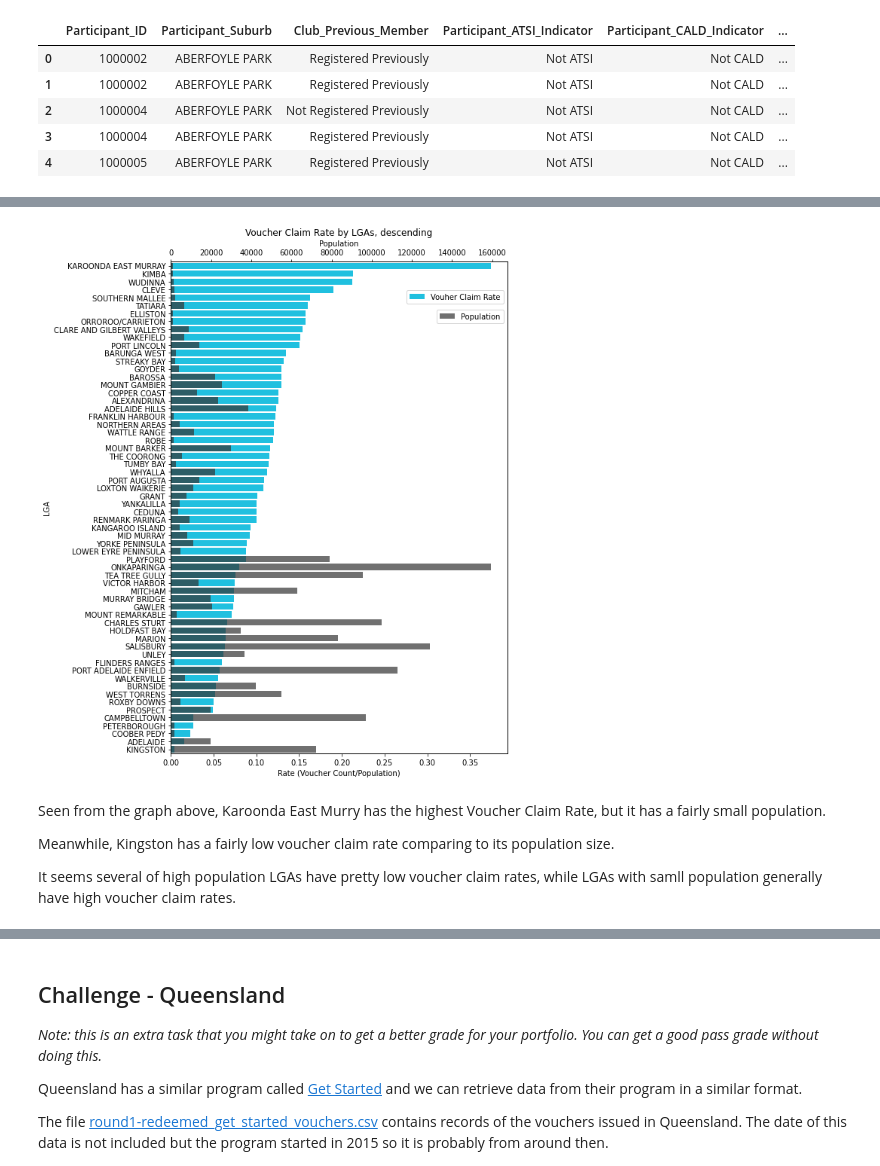
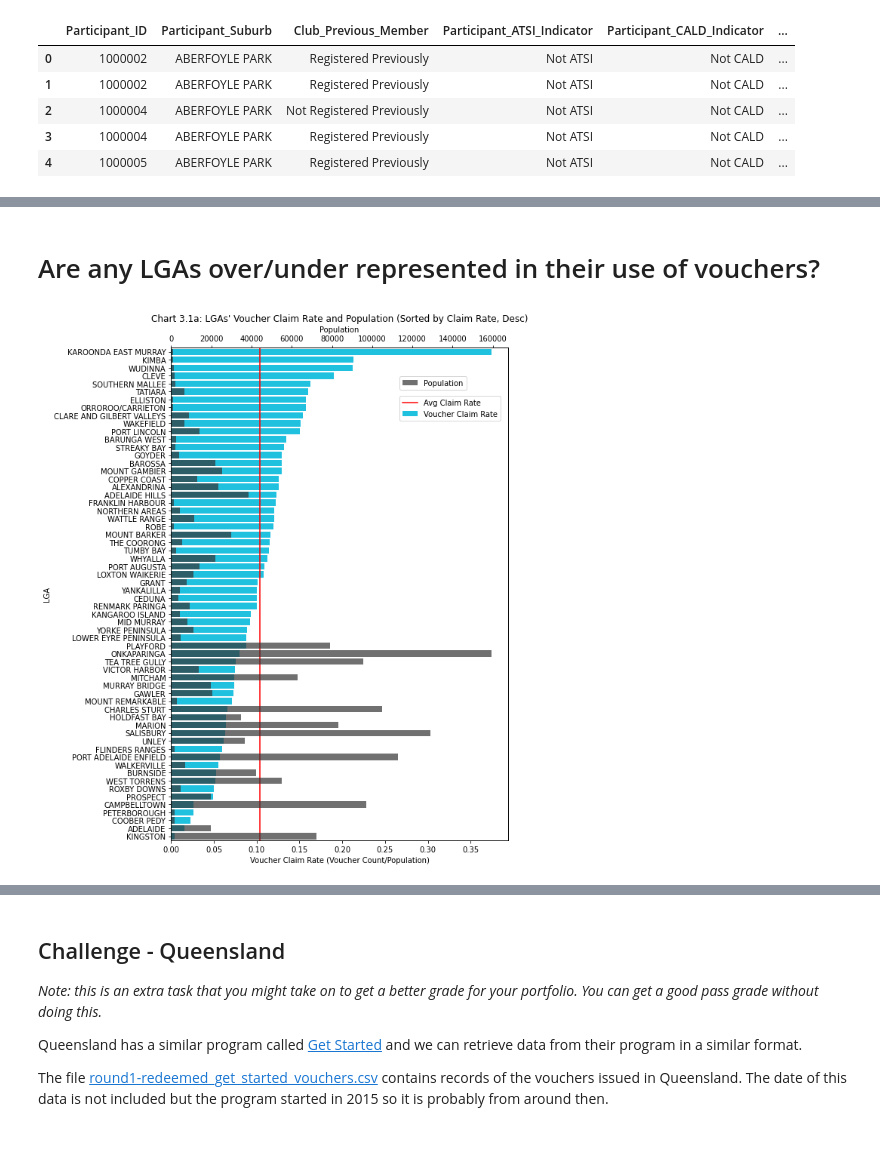
Before and after one commit to MQCOMP2200-S2-2021/data-science-portfolio-wenkangmq, a Jupyter notebook: Portfolio 2.ipynb, the cells around one changed output, grey strips where cells are left out. Drawn from its saved outputs; the diff is of its cells as text; code cells hidden in the pictures; blank space fills up the shorter version.

```diff
--- a/Portfolio 2.ipynb
+++ b/Portfolio 2.ipynb
@@ -128,8 +130,8 @@ grouped_LGA.columns=['Rate']
 # %%
 grouped_LGA = pd.concat((grouped_LGA,LGA_population),axis=1)
 # %%
-
-grouped_LGA = grouped_LGA.dropna() # some LGAs don't have population data'
-grouped_LGA = grouped_LGA.sort_values(by='Rate',ascending=False)
+grouped_LGA = grouped_LGA.dropna()  # some LGAs don't have population data'
+grouped_LGA = grouped_LGA.sort_values(by="Rate", ascending=False)
+grouped_LGA = grouped_LGA.reset_index()
 grouped_LGA
 # %% [output]
@@ -150,18 +253,32 @@ grouped_LGA
+# %% [markdown]
+# Are any LGAs over/under represented in their use of vouchers?
 # %%
-fig, ax = plt.subplots(figsize=(8,12))
-sns.barplot(data = grouped_LGA,y=grouped_LGA.index,x='Rate',ax=ax,color='#00D5FF',label='Vouher Claim Rate')
+fig, ax = plt.subplots(figsize=(8, 12))
+sns.barplot(
+    data=grouped_LGA,
+    y="LGA",
+    x="Rate",
+    ax=ax,
+    color="#00D5FF",
+    label="Voucher Claim Rate",
+)
+ax.axvline(0.103845, color="r", label="Avg Claim Rate")
 ax2 = ax.twiny()
-sns.barplot(data = grouped_LGA,y=grouped_LGA.index,x='Population',ax=ax2,color='#333333',alpha=.7,label='Population')
-ax.set_title('Voucher Claim Rate by LGAs, descending')
-ax.set_xlabel('Rate (Voucher Count/Population)')
-ax.legend(loc='upper right',bbox_to_anchor=(0.5, 0.1, 0.5, 0.85))
-ax2.legend(loc='upper right',bbox_to_anchor=(0.5, 0.1, 0.5, 0.81))
+sns.barplot(
+    data=grouped_LGA,
+    y="LGA",
+    x="Population",
+    ax=ax2,
+    color="#333333",
+    alpha=0.7,
+    label="Population",
+)
+ax.set_title(
+    "Chart 3.1a: LGAs' Voucher Claim Rate and Population (Sorted by Claim Rate, Desc)"
+)
+ax.set_xlabel("Voucher Claim Rate (Voucher Count/Population)")
+ax.legend(loc="upper right", bbox_to_anchor=(0.5, 0.1, 0.49, 0.81))
+ax2.legend(loc="upper right", bbox_to_anchor=(0.478, 0.1, 0.41, 0.85))
 None
 # %% [output]
-[figure, old version]
+[figure, new version]
-# %% [markdown]
-Seen from the graph above, Karoonda East Murry has the highest Voucher Claim Rate, but it has a fairly small population.
-
-Meanwhile, Kingston has a fairly low voucher claim rate comparing to its population size.
-
-It seems several of high population LGAs have pretty low voucher claim rates, while LGAs with samll population generally have high voucher claim rates.
```
Also changed, not shown: parts of 28 cells of this notebook.
